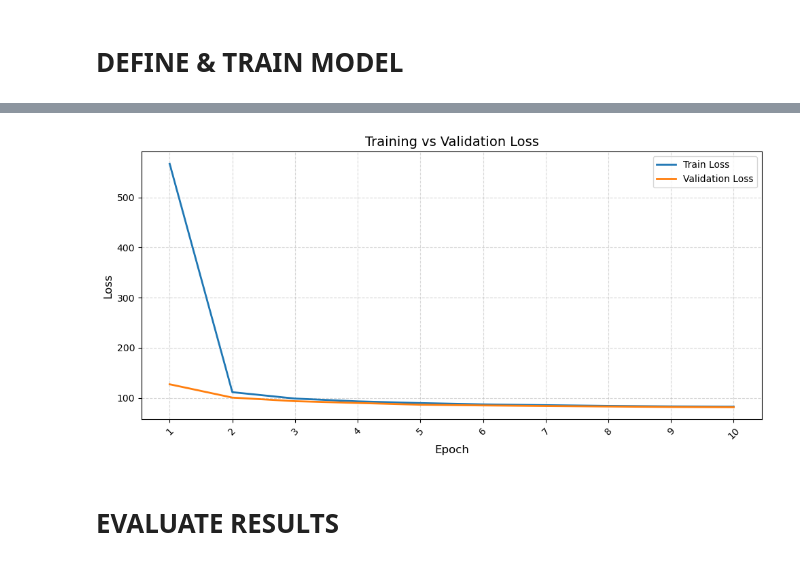
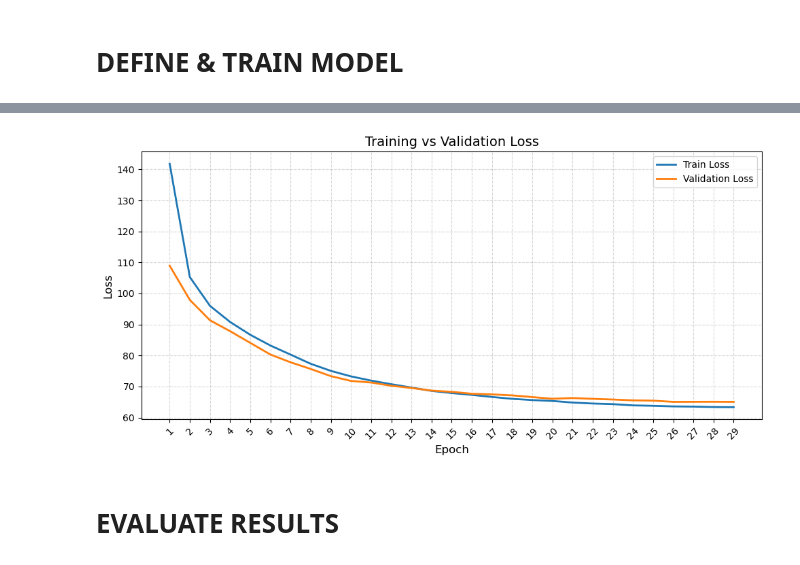
Before and after one commit to JulienPeignon/NER-dutch-colonial-archives, a Jupyter notebook: main.ipynb, the cells around one changed output, grey strips where cells are left out. Drawn from its saved outputs; the diff is of its cells as text; code cells hidden in the pictures.

```diff
--- a/main.ipynb
+++ b/main.ipynb
@@ -43,7 +43,7 @@ tokenizer = AutoTokenizer.from_pretrained(
 # %%
 BATCH_SIZE = 32
 LEARNING_RATE = 5e-5
-NB_EPOCHS = 10
+NB_EPOCHS = 30
 # %%
 MODEL_PARAMETERS = {
     "pad_idx": tokenizer.pad_token_id,
@@ -161,7 +168,9 @@ Epoch 10/10 - Train Loss: 82.6936 | Val Loss: 81.4771
 # %%
-plot_train_val_loss(train_losses, val_losses, title="Training vs Validation Loss")
+plot_train_val_loss(
+    train_losses[1:], val_losses[1:], title="Training vs Validation Loss"
+)
 # %% [output]
-[figure, old version]
+[figure, new version]
 # %% [markdown]
 # **EVALUATE RESULTS**
 # %%
```
Also changed, not shown: parts of 5 cells of this notebook.
